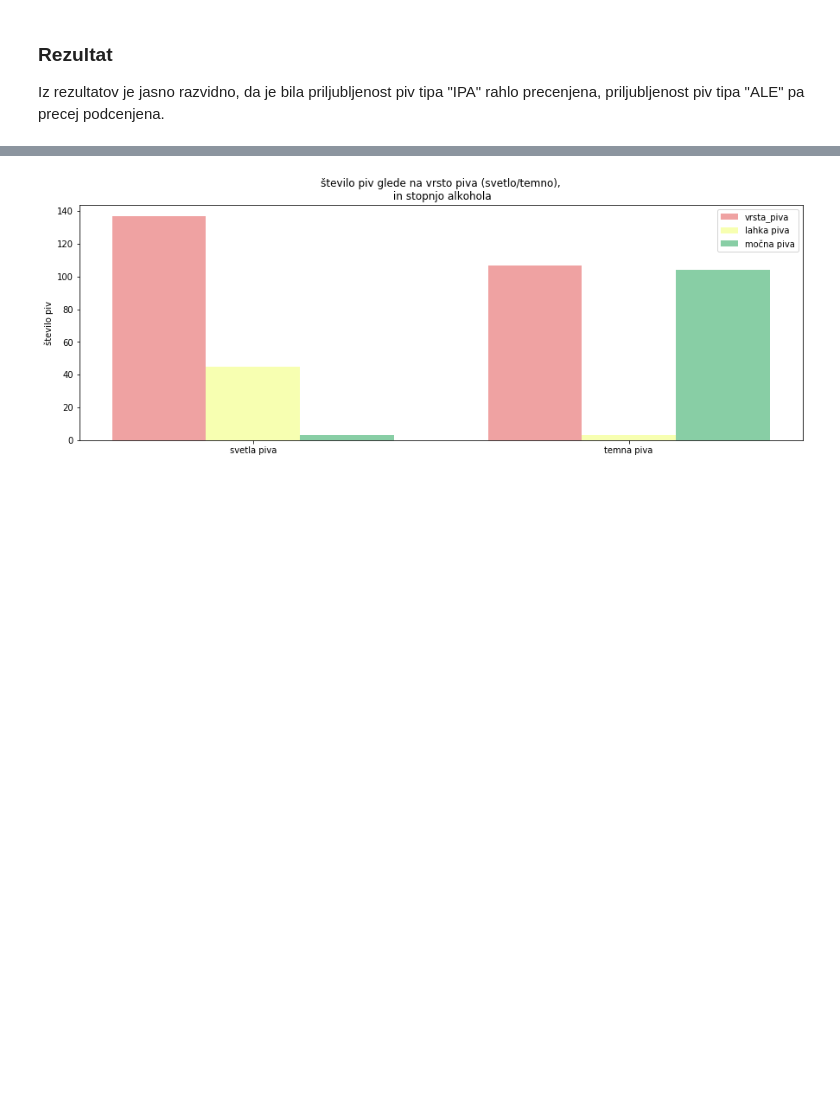
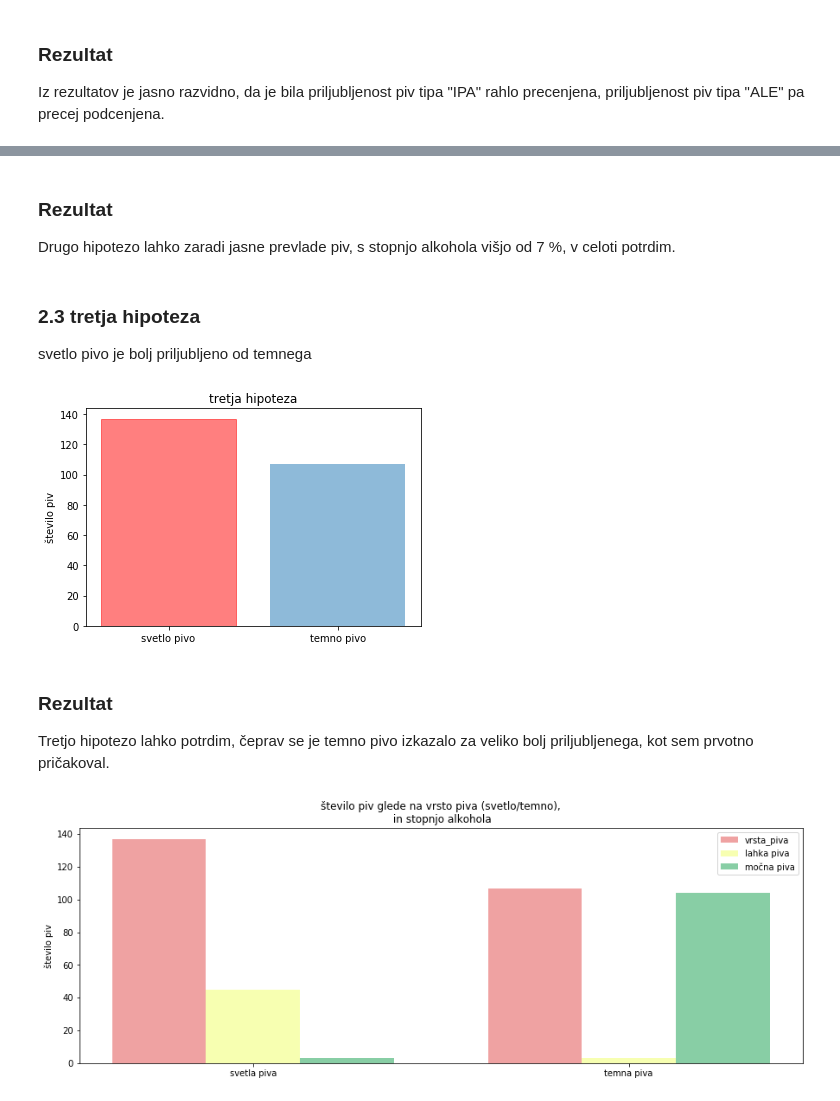
Before and after one commit to nkovacic99/beer_ratings, a Jupyter notebook: beer_ratings.ipynb, the cells around one changed output, grey strips where cells are left out. Drawn from its saved outputs; the diff is of its cells as text; code cells hidden in the pictures; blank space fills up the shorter version.

```diff
--- a/beer_ratings.ipynb
+++ b/beer_ratings.ipynb
@@ -140,3 +186,39 @@ več kot polovica piv ima vsebovanost alkohola višjo kot 7 %,
+# %% [markdown]
+### Rezultat
+Drugo hipotezo lahko zaradi jasne prevlade piv, s stopnjo alkohola višjo od 7 %, v celoti potrdim.
+# %% [markdown]
+### 2.3 tretja hipoteza
+svetlo pivo je bolj priljubljeno od temnega
+# %%
+tipi = ['Stout', 'IPA', 'Lambic', 'Quad', 'Porter', 'Ale', 'Saison', 'Barleywine', 'Weisse', 'Dubbel', 'Hefeweizen', 'Bière Brut']
+svetla = ['IPA', 'Lambic', 'Ale', 'Saison', 'Weisse', 'Hefeweizen']
+temna = ['Stout', 'Quad', 'Porter', 'Barleywine', 'Dubbel', 'Bière Brut']
+scounter = 0
+dcounter = 0
+
+for i in range(251):
+    for pivo in tipi:
+        try:
+            if pivo in piva['VRSTA_PIVA'][i]:
+                if pivo in svetla:
+                    scounter += 1
+                elif pivo in temna:
+                    dcounter += 1
+        except:
+            pass
+kategorije = ['svetlo pivo', 'temno pivo']
+število_piv = [scounter, dcounter]
+barlist = plt.bar(kategorije, število_piv, align='center', alpha=0.5)
+barlist[0].set_color('r')
+plt.xticks(kategorije)
+plt.ylabel('število piv')
+plt.title('tretja hipoteza')
+plt.show()
+# %% [output]
+[figure, added]
+# %% [markdown]
+### Rezultat
+Tretjo hipotezo lahko potrdim, čeprav se je temno pivo izkazalo za veliko bolj priljubljenega, kot sem prvotno pričakoval.
 # %%
 tipi = ['Stout', 'IPA', 'Lambic', 'Quad', 'Porter', 'Ale', 'Saison', 'Barleywine', 'Weisse', 'Dubbel', 'Hefeweizen', 'Bière Brut']
 svetla = ['IPA', 'Lambic', 'Ale', 'Saison', 'Weisse', 'Hefeweizen']
```
Also changed, not shown: parts of 7 cells of this notebook.
